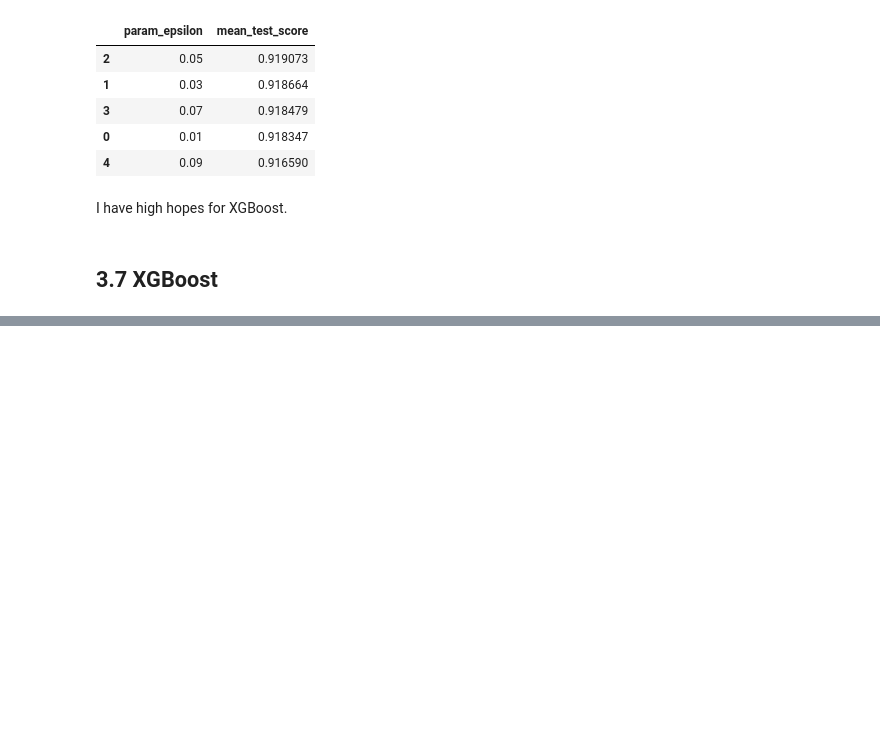
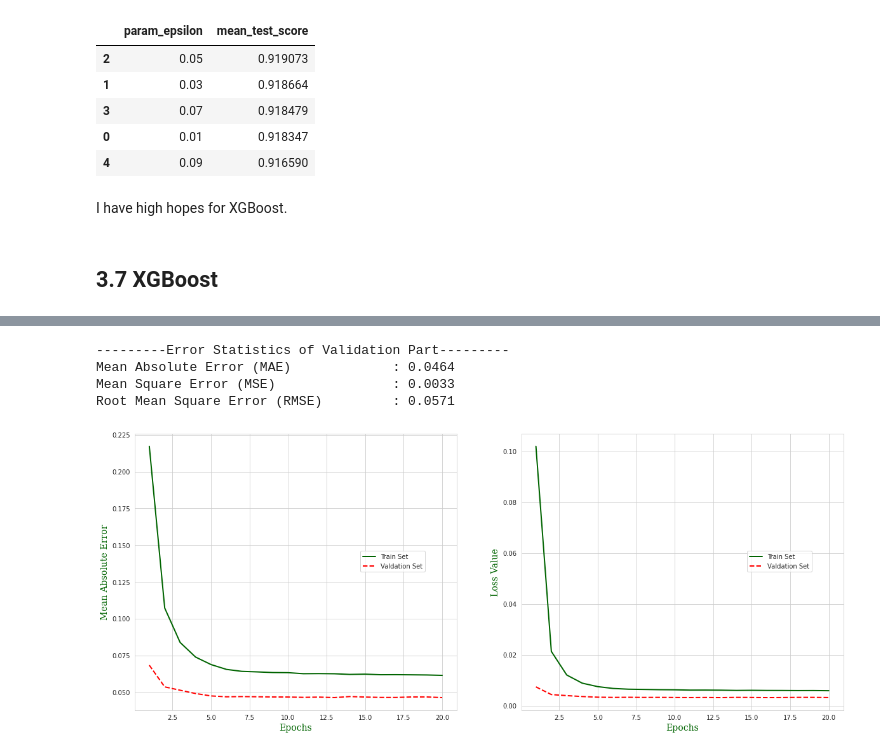
Before and after one commit to gulmert89/bootcamp_files, a Jupyter notebook: burning_out.ipynb, the cells around one changed output, grey strips where cells are left out. Cells and saved outputs as stored; diff of their text form; code cells hidden in the pictures; blank space fills up the shorter version.

```diff
--- a/burning_out.ipynb
+++ b/burning_out.ipynb
@@ -1127,0 +1194,55 @@ xgb_gridCV.sort_values(by="test-mae-mean").head()
+# %%
+lr_schedule = schedules.ExponentialDecay(initial_learning_rate=1e-3,
+                                         decay_steps=10000,
+                                         decay_rate=0.9)
+
+opt = Adam(learning_rate=lr_schedule)
+model.compile(optimizer=opt, loss="mse", metrics=["mae"])
+model_history = model.fit(X_train_norm, y_train,
+                          epochs=20,
+                          batch_size=32,
+                          validation_data=(X_val_norm, y_val),
+                          shuffle=False,
+                          verbose=0)
+# %%
+show_errors(y_val, model.predict(X_val_norm).reshape(-1))
+# %% [output]
+---------Error Statistics of Validation Part---------
+Mean Absolute Error (MAE)             : 0.0464
+Mean Square Error (MSE)               : 0.0033
+Root Mean Square Error (RMSE)         : 0.0571
+# %%
+history_dict = model_history.history
+
+train_loss = history_dict["loss"]
+val_loss = history_dict["val_loss"]
+train_mae = history_dict["mae"]
+val_mae = history_dict["val_mae"]
+# %%
+plt.figure(figsize=(20,8))
+
+plt.subplot(1,2,1)
+plt.plot(range(1, len(train_mae)+1), train_mae,
+         color="darkgreen", linewidth=2, label="Train Set")
+
+plt.plot(range(1, len(val_mae)+1), val_mae,
+        "r--", linewidth=2, label="Valdation Set")
+
+plt.xlabel("Epochs", fontdict=axis_font)
+plt.ylabel("Mean Absolute Error", fontdict=axis_font)
+plt.legend(fontsize="medium", loc=(0.7,0.5))
+
+plt.subplot(1,2,2)
+plt.plot(range(1, len(train_loss)+1), train_loss,
+         color="darkgreen", linewidth=2, label="Train Set")
+
+plt.plot(range(1, len(val_loss)+1), val_loss,
+        "r--", linewidth=2, label="Valdation Set")
+
+plt.xlabel("Epochs", fontdict=axis_font)
+plt.ylabel("Loss Value", fontdict=axis_font)
+plt.legend(fontsize="medium", loc=(0.7,0.5))
+
+plt.show()
+# %% [output]
+[figure, added]
```
Also changed, not shown: parts of 29 cells of this notebook.
